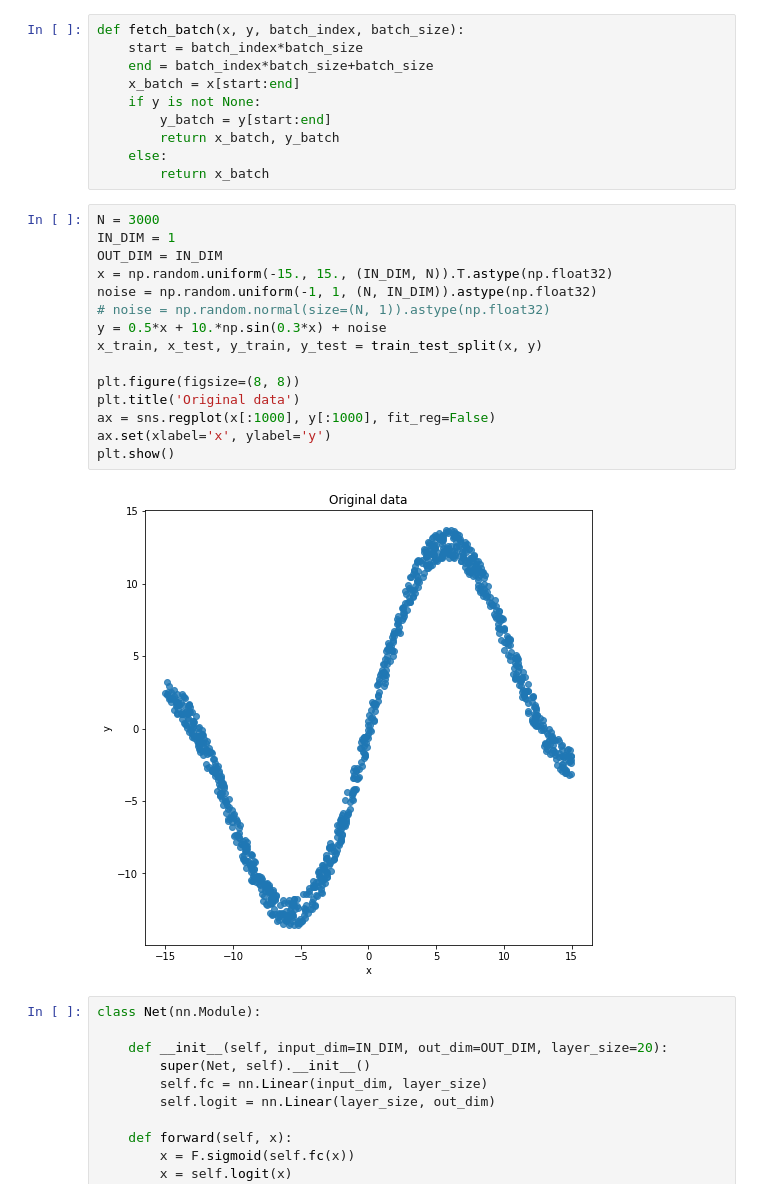
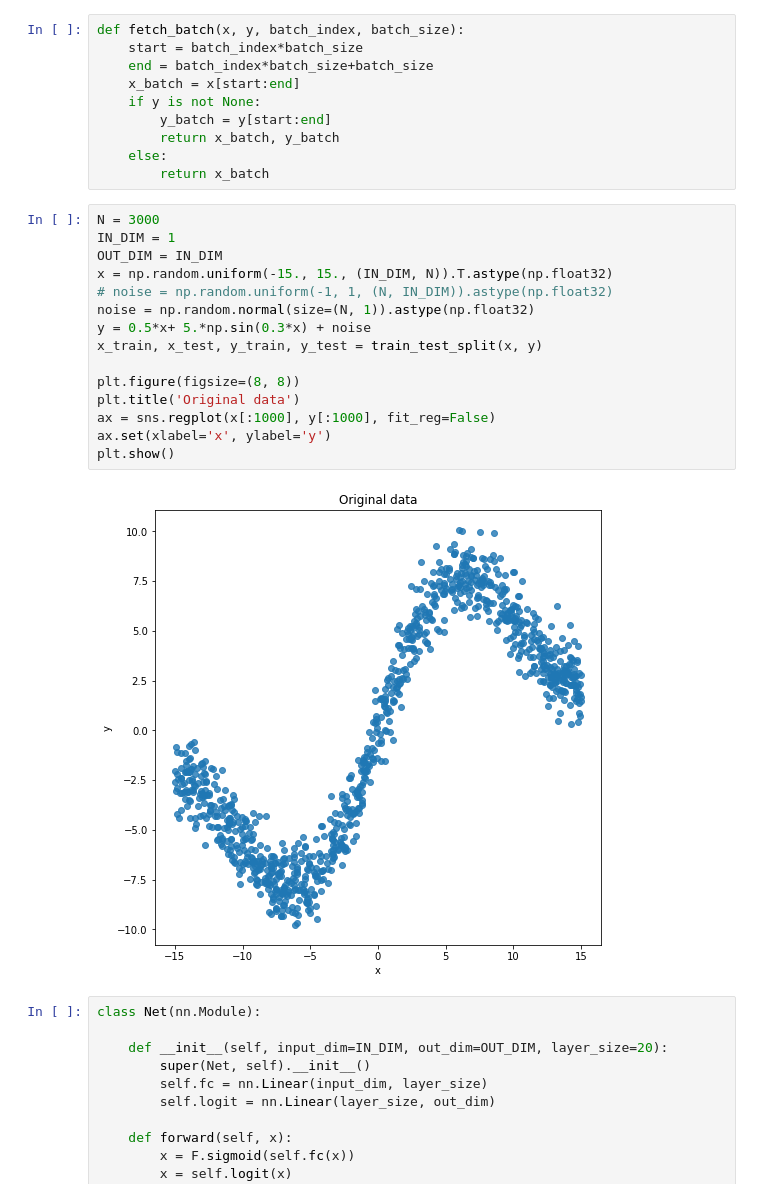
Before and after one commit to moonl1ght/MDN, a Jupyter notebook: MDN.ipynb, the cells around one changed output. Drawn from its saved outputs; the diff is of its cells as text.

```diff
--- a/MDN.ipynb
+++ b/MDN.ipynb
@@ -24,20 +24,20 @@ def fetch_batch(x, y, batch_index, batch_size):
 # %%
 N = 3000
 IN_DIM = 1
 OUT_DIM = IN_DIM
 x = np.random.uniform(-15., 15., (IN_DIM, N)).T.astype(np.float32)
-noise = np.random.uniform(-1, 1, (N, IN_DIM)).astype(np.float32)
-# noise = np.random.normal(size=(N, 1)).astype(np.float32)
-y = 0.5*x + 10.*np.sin(0.3*x) + noise
+# noise = np.random.uniform(-1, 1, (N, IN_DIM)).astype(np.float32)
+noise = np.random.normal(size=(N, 1)).astype(np.float32)
+y = 0.5*x+ 5.*np.sin(0.3*x) + noise
 x_train, x_test, y_train, y_test = train_test_split(x, y)
 
 plt.figure(figsize=(8, 8))
 plt.title('Original data')
 ax = sns.regplot(x[:1000], y[:1000], fit_reg=False)
 ax.set(xlabel='x', ylabel='y')
 plt.show()
 # %% [output]
-[figure, old version]
+[figure, new version]
 # %%
 class Net(nn.Module):
 
```
Also changed, not shown: parts of 31 cells of this notebook.
